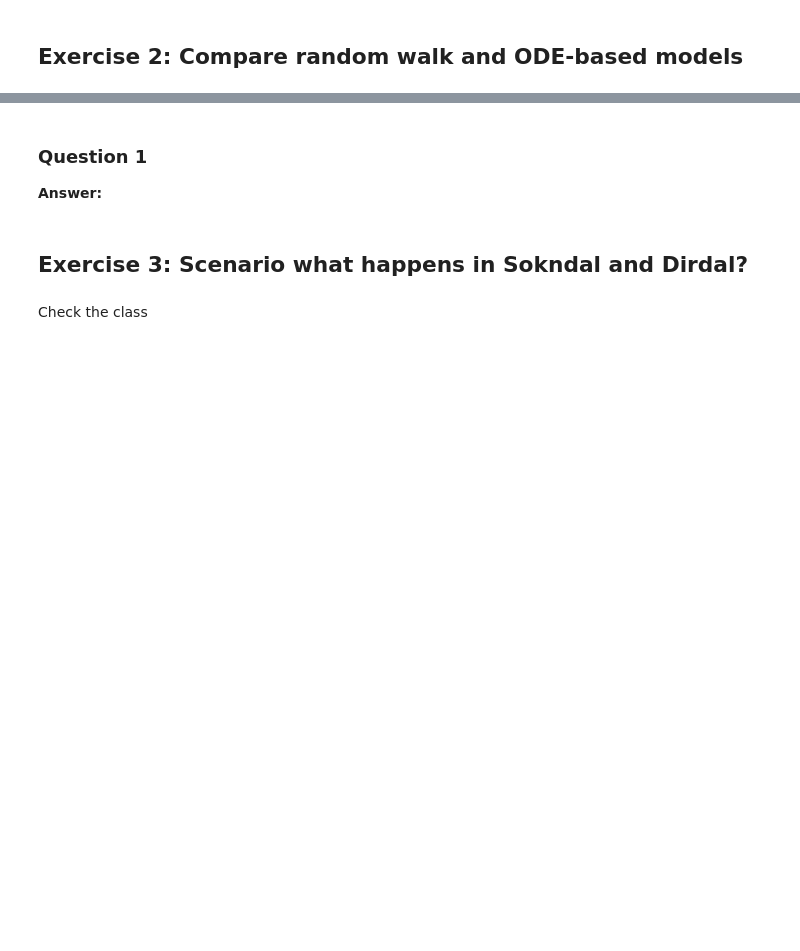
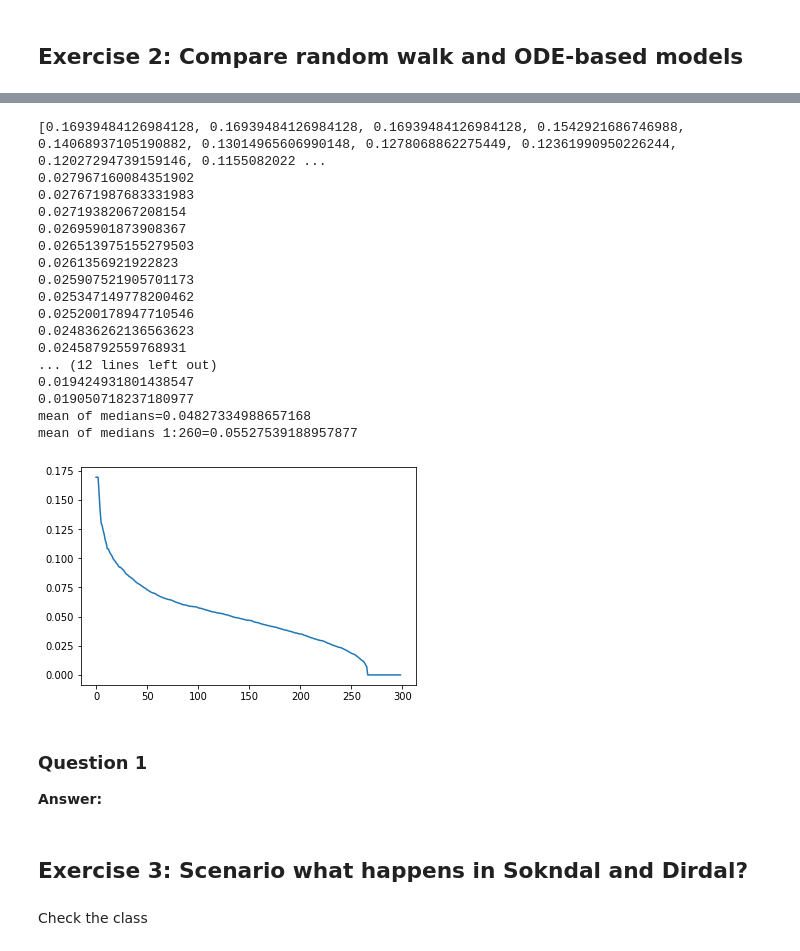
Before and after one commit to JasonUiS/mod510-project4, a Jupyter notebook: project4.ipynb, the cells around one changed output, grey strips where cells are left out. Cells and saved outputs as stored; diff of their text form; code cells hidden in the pictures; blank space fills up the shorter version.

```diff
--- a/project4.ipynb
+++ b/project4.ipynb
@@ -374,3 +450,34 @@ plt.grid()
+# %%
+betamedians = []
+for i in range(299):
+    #print(np.mean(ode.print_beta()[:,0:i+1]))
+    betamedians.append(np.median(ode.print_beta()[:,0:i+1]))
+print(betamedians)
+#print(np.arange(299))
+plt.plot(np.arange(299),betamedians)
+for i in range(225, 250):
+    print(betamedians[i])
+print(f"mean of medians={np.mean(betamedians)}")
+print(f"mean of medians 1:260={np.mean(betamedians[:260])}")
+# %% [output]
+[0.16939484126984128, 0.16939484126984128, 0.16939484126984128, 0.1542921686746988, 0.14068937105190882, 0.13014965606990148, 0.1278068862275449, 0.12361990950226244, 0.12027294739159146, 0.1155082022 ...
+0.027967160084351902
+0.027671987683331983
+0.02719382067208154
+0.02695901873908367
+0.026513975155279503
+0.0261356921922823
+0.025907521905701173
+0.025347149778200462
+0.025200178947710546
+0.024836262136563623
+0.02458792559768931
+... (12 lines left out)
+0.019424931801438547
+0.019050718237180977
+mean of medians=0.04827334988657168
+mean of medians 1:260=0.05527539188957877
+[figure, added]
 # %% [markdown]
 ### Question 1
 
```
Also changed, not shown: parts of 10 cells of this notebook.
